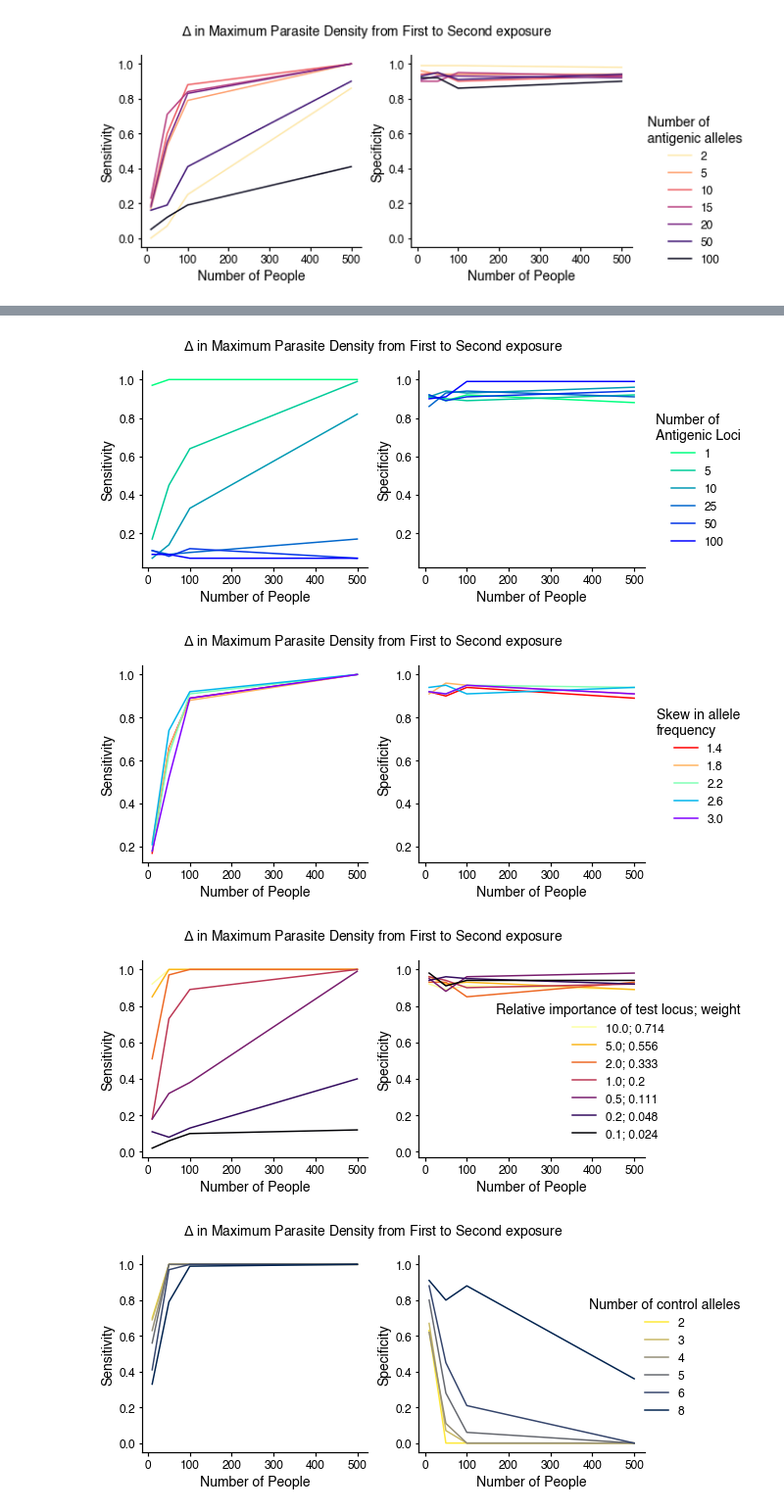
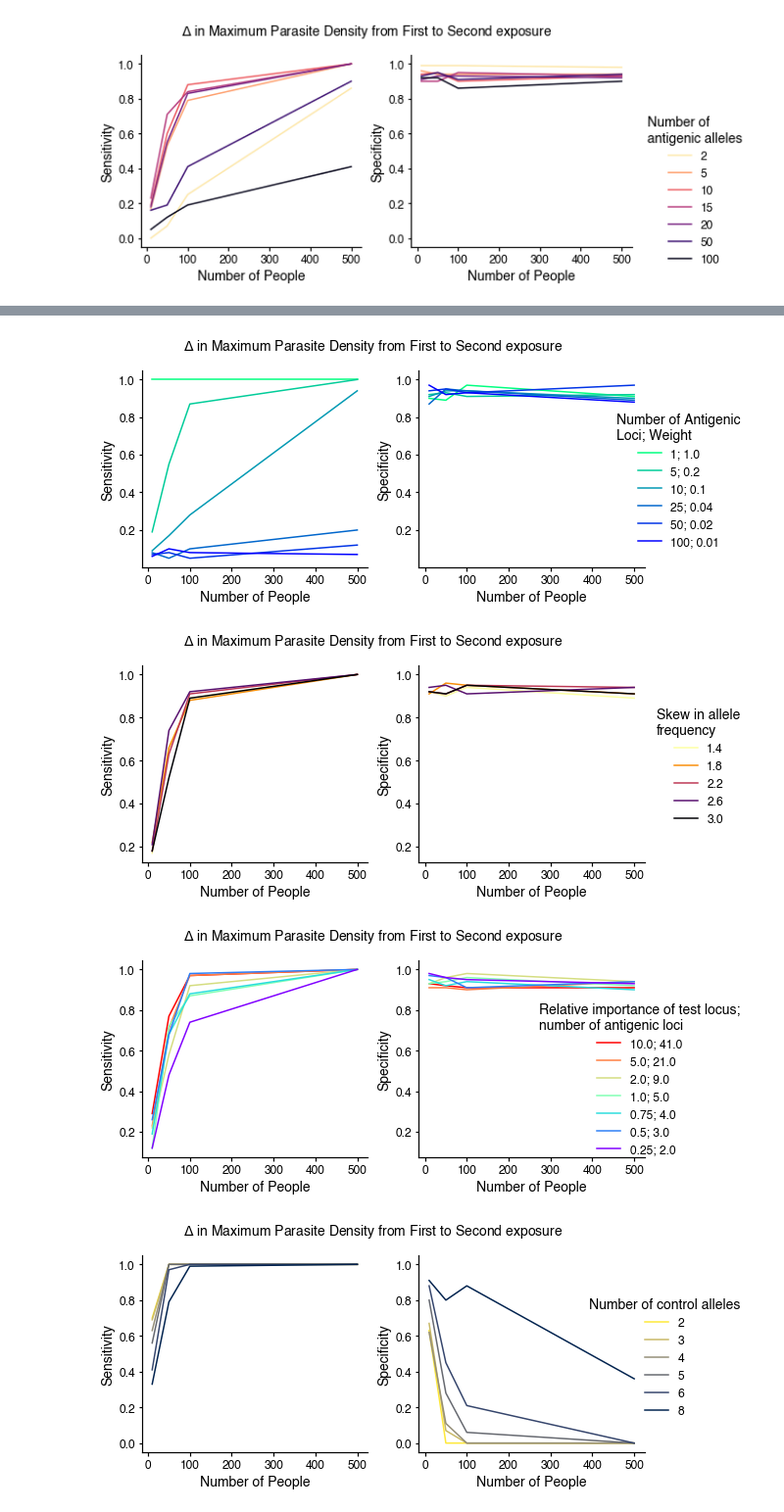
Before and after one commit to blab/pf-longitudinal, a Jupyter notebook: pf-tent/powercalcs_Fall2022.ipynb, the cells around one changed output, grey strips where cells are left out. Shown at 98% size. Drawn from its saved outputs; the diff is of its cells as text; code cells hidden in the pictures.

```diff
--- a/pf-tent/powercalcs_Fall2022.ipynb
+++ b/pf-tent/powercalcs_Fall2022.ipynb
@@ -525,0 +568,7 @@ fig.savefig("figs/delta-parasite-density_control_test_measured.pdf")
+# %%
+manns = []
+ttests = []
+for experiment in range(100):
+    p_mann, p_ttest = compare_methods(y,a,w,100)
+    manns.append(p_mann)
+    ttests.append(p_ttest)
@@ -835,13 +907,14 @@ for a in fig.axes:
 for w in weights:
     df = wLoci_df.loc[wLoci_df["weight"] == w,]
     df = df.sort_values(by="n_people")
-    ax[0].plot(df["n_people"],df["sensitivity"],label='{0:.2g}'.format(w))
+    imps = df['loci_importance'].unique()[0]
+    ax[0].plot(df["n_people"],df["sensitivity"],label='{0:.2g}'.format(w)+'; '+'{0:.3g}'.format(imps))
     ax[1].plot(df["n_people"],df["specificity"],)
 ax[0].set_ylabel("Sensitivity")
 ax[1].set_ylabel("Specificity")
 ax[1].set_xlabel("Number of People")
 ax[0].set_xlabel("Number of People")
-fig.legend(title="Weight of\nAntigenic Loci",bbox_to_anchor=(1.18,0.75),frameon=False)
+fig.legend(title="Weight of Antigenic Loci;\nLoci Relative Importance",bbox_to_anchor=(1.3,0.9),frameon=False)
 fig.suptitle("$\Delta$ in Maximum Parasite Density from First to Second exposure")
 fig.savefig("figs/weight_powercalc.pdf",bbox_inches='tight')
 # %% [output]
@@ -889,24 +962,25 @@ for a in fig.axes:
     labelleft=True)
 for n in nLoci:
     df = nLoci_df.loc[nLoci_df["n_immloci"] == n,]
-    ax[0].plot(df["n_people"],df["sensitivity"],label=n)
+    weight = df['weight'].unique()[0]
+    ax[0].plot(df["n_people"],df["sensitivity"],label=str(n)+'; '+str(weight))
     ax[1].plot(df["n_people"],df["specificity"],)
 ax[0].set_ylabel("Sensitivity")
 ax[1].set_ylabel("Specificity")
 ax[1].set_xlabel("Number of People")
 ax[0].set_xlabel("Number of People")
-fig.legend(title="Number of\nAntigenic Loci",bbox_to_anchor=(1.17,0.75),frameon=False)
+fig.legend(title="Number of Antigenic\nLoci; Weight",bbox_to_anchor=(1.17,0.75),frameon=False)
 fig.suptitle("$\Delta$ in Maximum Parasite Density from First to Second exposure")
 fig.savefig("figs/nLoci_powercalc.pdf",bbox_inches='tight')
 # %% [output]
-[figure, old version]
+[figure, new version]
 # %%
 freq_df = pd.read_csv("output/frequency_1st2nd.tsv", sep="\t")
 # %%
 skews = freq_df["allele_freq"].unique()
 
 fig,ax = plt.subplots(ncols=2,tight_layout=True,sharey=True,figsize=(8,4))
-plt.rcParams["axes.prop_cycle"] = plt.cycler("color", plt.cm.rainbow(np.flip(np.linspace(0,1,len(skews)))))
+plt.rcParams["axes.prop_cycle"] = plt.cycler("color", plt.cm.inferno(np.flip(np.linspace(0,1,len(skews)))))
 for a in fig.axes:
     a.tick_params(
     axis='y',           # changes apply to the x-axis
@@ -926,35 +1000,35 @@ fig.legend(title="Skew in allele\nfrequency",bbox_to_anchor=(1.17,0.75),frameon=
 fig.suptitle("$\Delta$ in Maximum Parasite Density from First to Second exposure")
 fig.savefig("figs/freq_powercalc.pdf",bbox_inches='tight')
 # %% [output]
-[figure, old version]
+[figure, new version]
 # %%
 imp_df = pd.read_csv("output/lociImportance_1st2nd.tsv", sep="\t")
 # %%
 importances = imp_df["loci_importance"].unique()
 
 fig,ax = plt.subplots(ncols=2,tight_layout=True,sharey=True,figsize=(8,4))
-plt.rcParams["axes.prop_cycle"] = plt.cycler("color", plt.cm.inferno(np.flip(np.linspace(0,1,len(importances)))))
+plt.rcParams["axes.prop_cycle"] = plt.cycler("color", plt.cm.rainbow(np.flip(np.linspace(0,1,len(importances)))))
 for a in fig.axes:
     a.tick_params(
     axis='y',           # changes apply to the x-axis
     which='both',       # both major and minor ticks are affected
     left=True,
     right=False,
     labelleft=True)
 for i in importances:
     df = imp_df.loc[imp_df["loci_importance"] == i,]
-    weight = df['weight'].unique()[0]
-    ax[0].plot(df["n_people"],df["sensitivity"],label=str(i)+'; '+str(round(weight,3)))
+    nLoci = df['n_immloci'].unique()[0]
+    ax[0].plot(df["n_people"],df["sensitivity"],label=str(i)+'; '+str(nLoci))
     ax[1].plot(df["n_people"],df["specificity"],)
 ax[0].set_ylabel("Sensitivity")
 ax[1].set_ylabel("Specificity")
 ax[1].set_xlabel("Number of People")
 ax[0].set_xlabel("Number of People")
-fig.legend(title="Relative importance of test locus; weight",bbox_to_anchor=(1.17,0.75),frameon=False)
+fig.legend(title="Relative importance of test locus;\nnumber of antigenic loci",bbox_to_anchor=(1.17,0.75),frameon=False)
 fig.suptitle("$\Delta$ in Maximum Parasite Density from First to Second exposure")
 fig.savefig("figs/lociImportance_powercalc.pdf",bbox_inches='tight')
 # %% [output]
-[figure, old version]
+[figure, new version]
 # %%
 ctrl_df = pd.read_csv("output/nctrlAlleles_1st2nd.tsv", sep="\t")
 # %%
```
Also changed, not shown: parts of 52 cells of this notebook.
